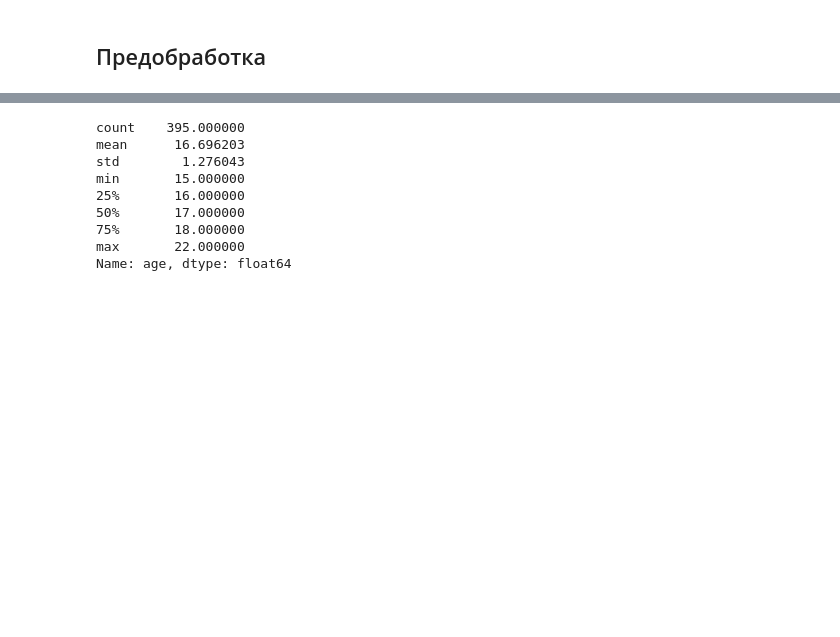
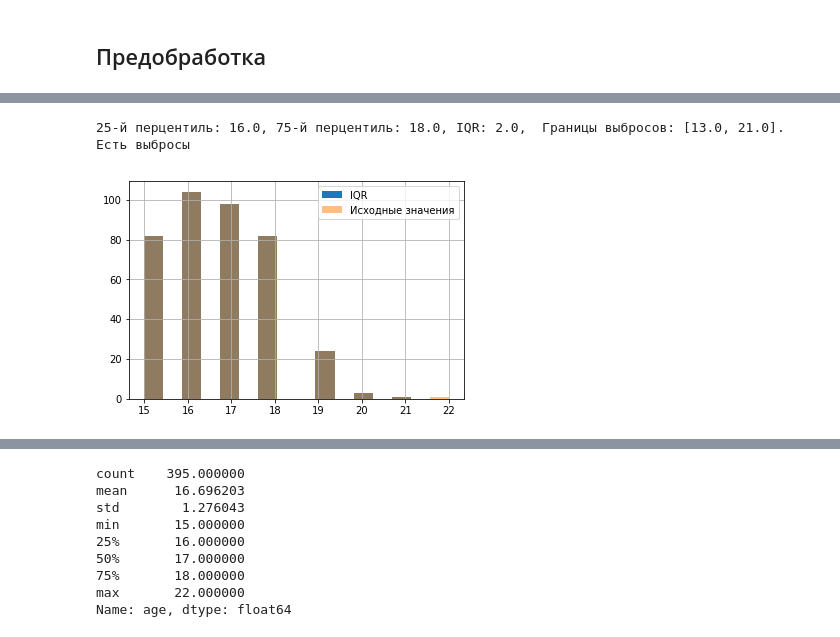
Before and after one commit to EmlAldr/SkillFactory, a Jupyter notebook: module_2/students_math_score_analysis.ipynb, the cells around one changed output, grey strips where cells are left out. Drawn from its saved outputs; the diff is of its cells as text; code cells hidden in the pictures; blank space fills up the shorter version.

```diff
--- a/module_2/students_math_score_analysis.ipynb
+++ b/module_2/students_math_score_analysis.ipynb
@@ -54,0 +78,3 @@ columns_int =  list(students.select_dtypes(include=['int', 'float']).columns)
+# %%
+# Для признака Fedu убираем "лишние" значения
+students = students.query('Fedu in [0, 1, 2, 3, 4]')
@@ -130,0 +490,6 @@ column = columns_int[0]
+# %%
+column = 'age'
+plot_column_info(students, column)
+# %% [output]
+25-й перцентиль: 16.0, 75-й перцентиль: 18.0, IQR: 2.0,  Границы выбросов: [13.0, 21.0]. Есть выбросы
+[figure, added]
```
Also changed, not shown: parts of 77 cells of this notebook.
